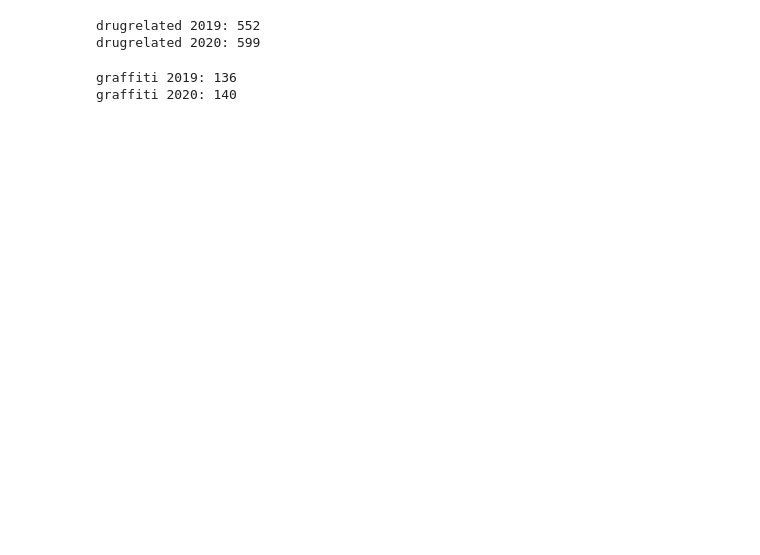
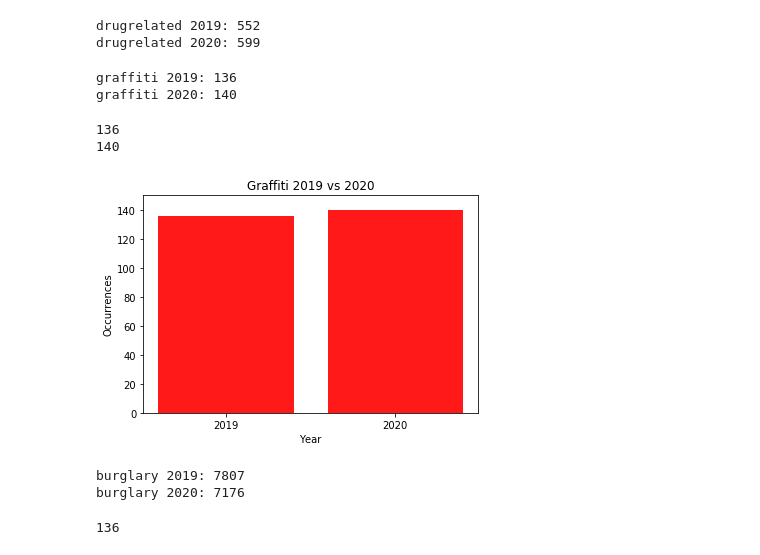
Before and after one commit to ibeth92/Crime_in_the_Time_of_COVID, a Jupyter notebook: rick.project1.ipynb, the cells around one changed output. Saved outputs shown, nothing was run; the diff lists cells and outputs as text; code cells hidden in the pictures; blank space fills up the shorter version.

```diff
--- a/rick.project1.ipynb
+++ b/rick.project1.ipynb
@@ -125,3 +152,59 @@ print(f"graffiti 2020: {len(graffiti2020)}")
 # %% [output]
 graffiti 2019: 136
 graffiti 2020: 140
+# %%
+graffiti2019_count = graffiti2019["Address"].count()
+print(graffiti2019_count)
+graffiti2020_count = graffiti2020["Address"].count()
+print(graffiti2020_count)
+counts =[graffiti2019_count,graffiti2020_count]
+x_axis = np.arange(len(counts))
+
+plt.bar(x_axis, counts, color='r', alpha=0.9, align="center")
+tick_locations = [value for value in x_axis]
+plt.xticks(tick_locations, ["2019", "2020"])
+plt.ylim(0,150)
+plt.title("Graffiti 2019 vs 2020")
+plt.xlabel("Year")
+plt.ylabel("Occurrences")
+plt.show()
+# %% [output]
+136
+140
+[figure, added]
+# %%
+burglary2019 = crime_data2019[crime_data2019['Highest Offense Description'].str.contains("BURGLARY")]
+print(f"burglary 2019: {len(burglary2019)}")
+
+burglary2020 = crime_data2020[crime_data2020['Highest Offense Description'].str.contains("BURGLARY")]
+print(f"burglary 2020: {len(burglary2020)}")
+# %% [output]
+burglary 2019: 7807
+burglary 2020: 7176
+# %%
+#Graffiti 2019
+gmaps.configure(api_key=g_key)
+
+firstloclat2019 = []
+firstloclng2019 = []
+
+graffiti2019 = graffiti2019.copy()
+graffiti2019["Address"] = graffiti2019["Address"].apply(lambda row: row.replace(" ", "+") + "+AUSTIN+TX")
+print(len(graffiti2019))
+for i,graffiti in (graffiti2019.iterrows()):
+
+    try:
+
+        address = graffiti2019["Address"][i]
+        gurl = f"https://maps.googleapis.com/maps/api/geocode/json?address={address}&key={g_key}"
+        response = requests.get(gurl)
+        austin_data = response.json()
+        firstloclat2019.append(austin_data["results"][0]["geometry"]["location"]["lat"])
+        firstloclng2019.append(austin_data["results"][0]["geometry"]["location"]["lng"])
+
+
+    except IndexError:
+        firstloclat2019.append("No data.")
+        firstloclng2019.append("No data.")
+# %% [output]
+136
```
Also changed, not shown: parts of 12 cells of this notebook, 2 other files.
